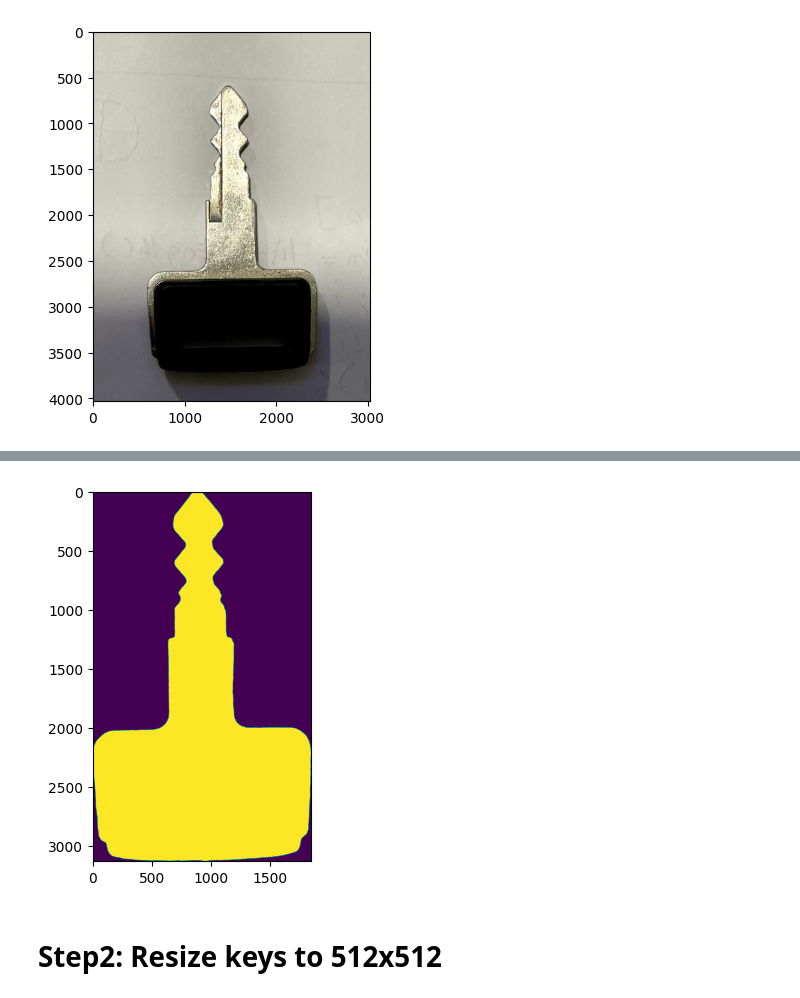
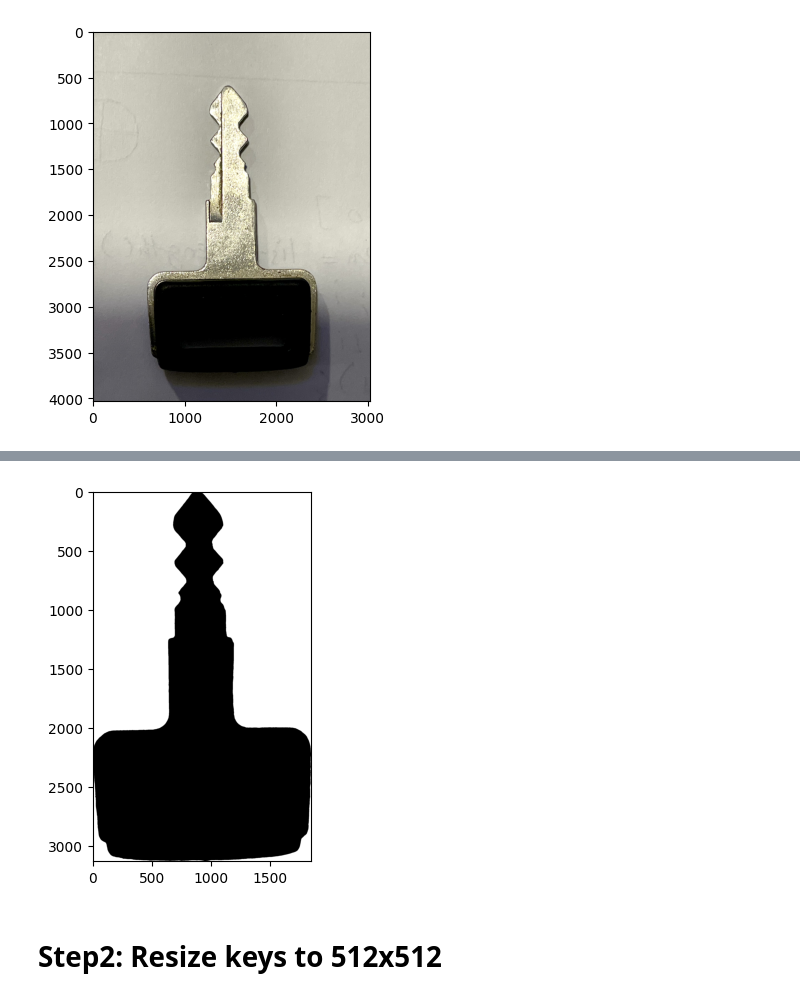
Before and after one commit to syedfaiqueali/Kaggle-Notebooks, a Jupyter notebook: key-extraction.ipynb, the cells around one changed output, grey strips where cells are left out. Cells and saved outputs as stored; diff of their text form; code cells hidden in the pictures.

```diff
--- a/key-extraction.ipynb
+++ b/key-extraction.ipynb
@@ -139,6 +170,6 @@ plt_img(key_images[0].mask_img)
 # %%
-plt_img(key_images[0].cropped_mask)
+plt_img(key_images[0].cropped_mask, cmap='binary')
 # %% [output]
-[figure, old version]
+[figure, new version]
 # %% [markdown]
 # Step2: Resize keys to 512x512
```
Also changed, not shown: parts of 7 cells of this notebook.
